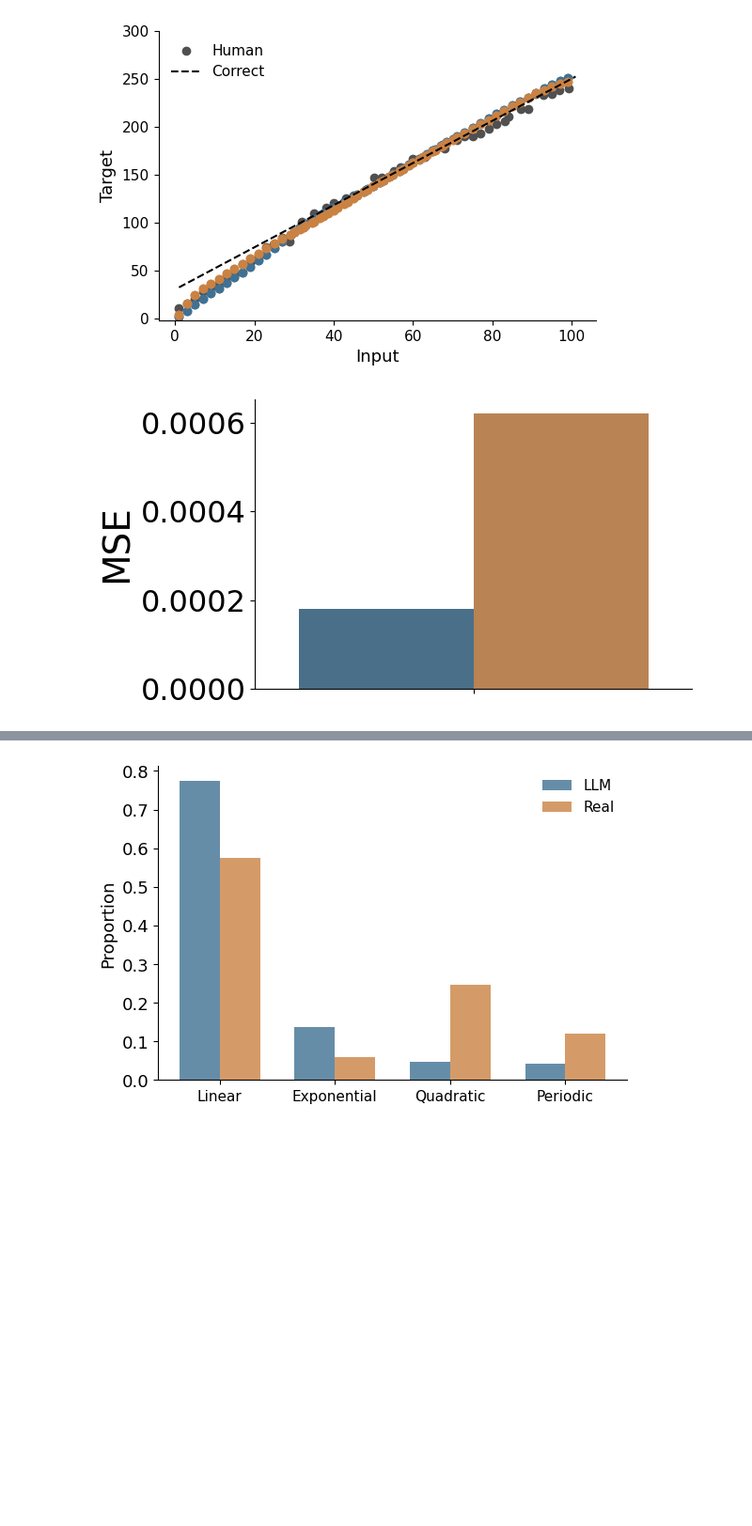
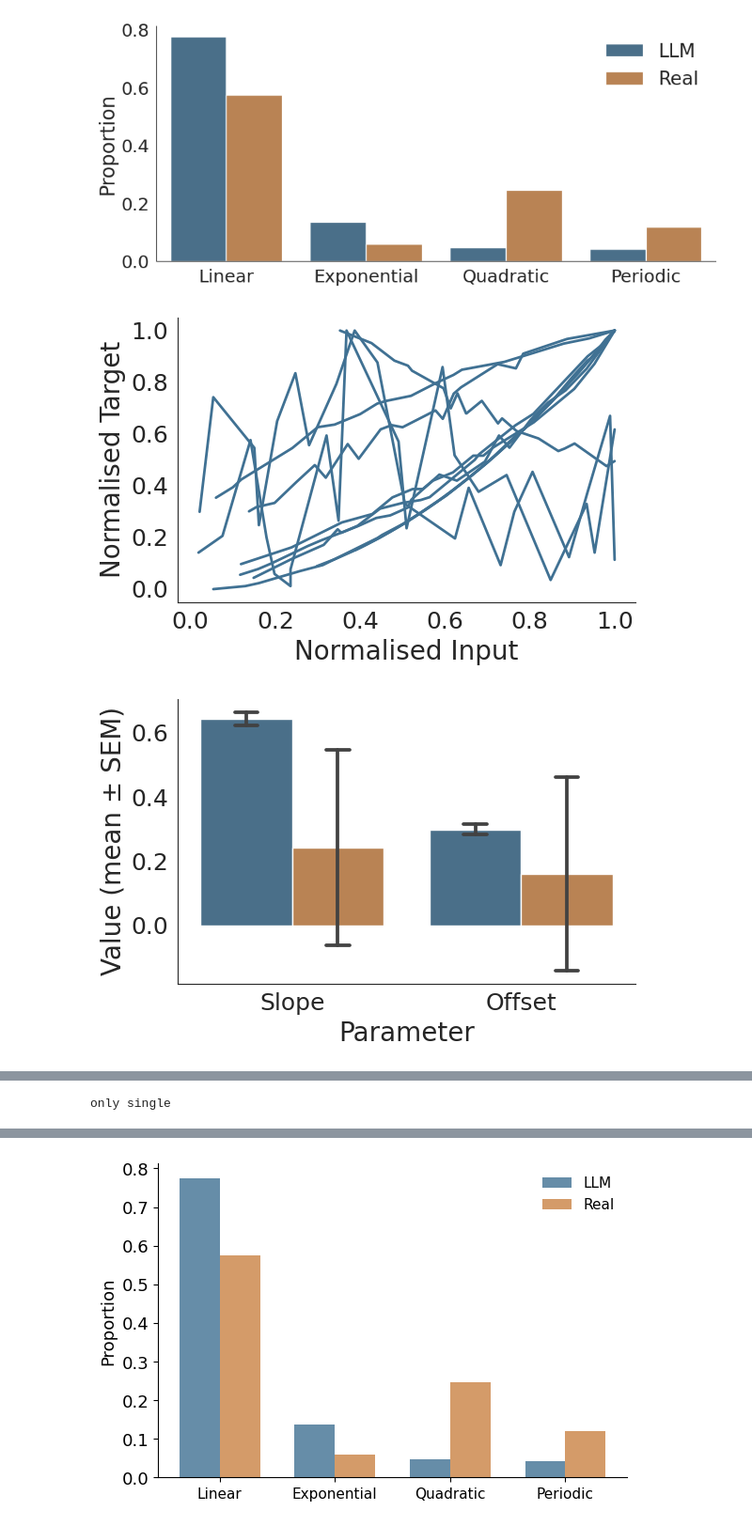
Before and after one commit to akjagadish/meta-learning-ecological-priors-from-llms, a Jupyter notebook: functionlearning/figures.ipynb, the cells around one changed output, grey strips where cells are left out. Shown at 94% size. Drawn from its saved outputs; the diff is of its cells as text; code cells hidden in the pictures; blank space fills up the shorter version.

Commit message:
add function learning

```diff
--- a/functionlearning/figures.ipynb
+++ b/functionlearning/figures.ipynb
@@ -173,28 +40,29 @@ def model_extrapolation_delosh1997(model='ermi', FIGSIZE=(6, 4), offset=False, F
 # %%
 # proportion_function_types(0)
 # proportion_function_types(1)
 # # proportion_function_types(2)
-# proportion_function_types_two_modes([0,2])
+proportion_function_types_two_modes([0,2])
 
 # # model errors for different function types
-# model_errors_function_types(model='both')
+model_errors_function_types(model='both')
 # # model_errors_function_types(model='mi')
-# model_errors_function_types(model='ermi')
+model_errors_function_types(model='ermi')
 
 # model extrapolation
 # model_extrapolation_delosh1997(model='ermi')
 # model_extrapolation_delosh1997(model='mi')
 model_extrapolation_delosh1997(model='both')
 # model_extrapolation_delosh1997(model='ermi', offset=True)
 
 # mode comparison
-# model_comparison_little2024(experiment_id=1)
-# model_comparison_little2024(experiment_id=3)
-# interpolation_and_extrapolation_little2024()
+model_comparison_little2024(experiment_id=1)
+model_comparison_little2024(experiment_id=3)
+interpolation_and_extrapolation_little2024()
 
 # ## results for 6 datapoints (SI)
 # model_comparison_little2024(experiment_id=2)
 # model_comparison_little2024(experiment_id=4)
 # %% [output]
-[figure, old version]
+[figure, new version]
-[figure, old version]
+[figure, new version]
+[figure, added]
@@ -200,0 +70 @@ model_extrapolation_delosh1997(model='both')
+only single
```
Also changed, not shown: parts of 3 cells of this notebook, 1 other file.
